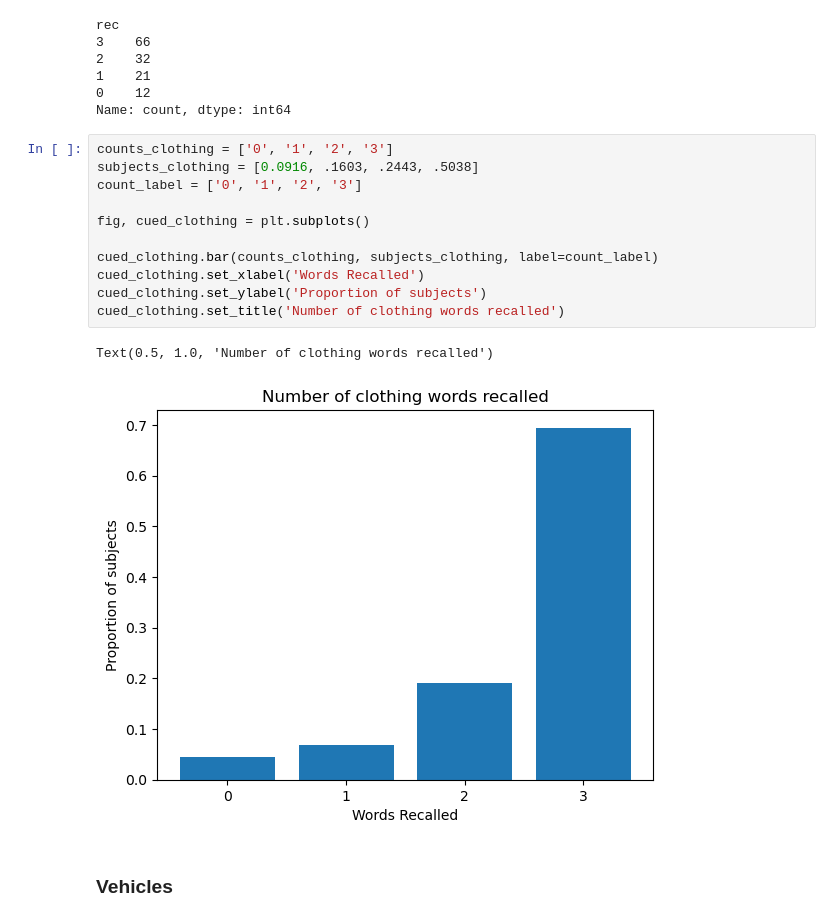
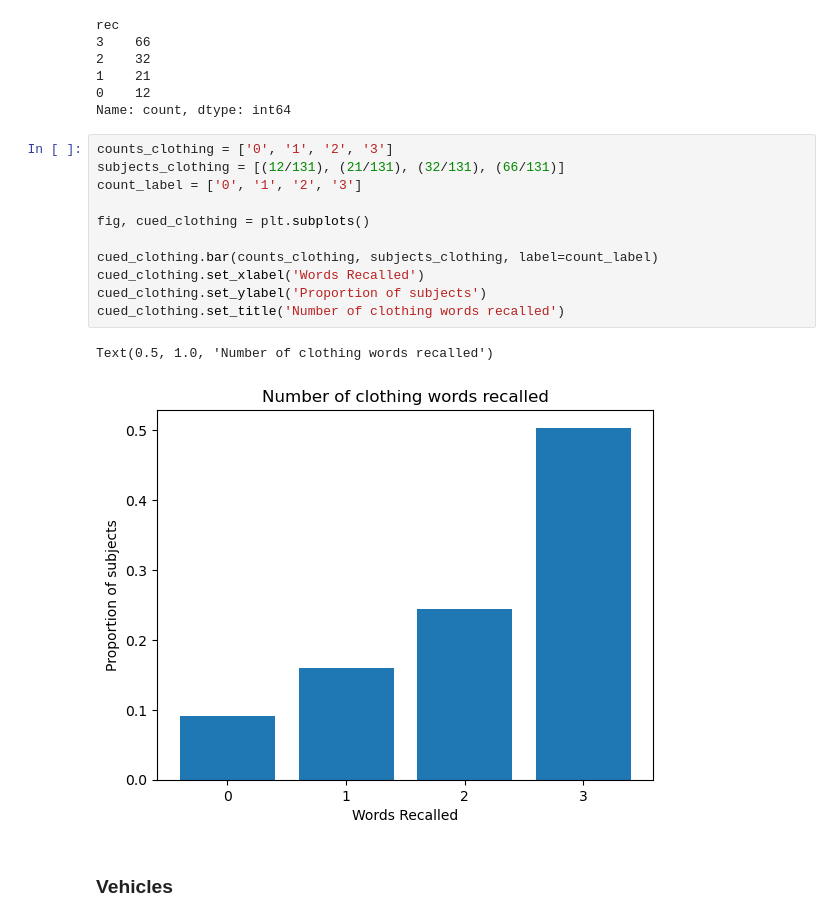
Before and after one commit to cyballa/cvlt, a Jupyter notebook: first_analyses.ipynb, the cells around one changed output. Drawn from its saved outputs; the diff is of its cells as text.

Commit message:
Add gitignore, update cued recall plots in progress

```diff
--- a/first_analyses.ipynb
+++ b/first_analyses.ipynb
@@ -127,18 +131,18 @@ rec
 Name: count, dtype: int64
 # %%
 counts_clothing = ['0', '1', '2', '3']
-subjects_clothing = [0.0916, .1603, .2443, .5038]
+subjects_clothing = [(12/131), (21/131), (32/131), (66/131)]
 count_label = ['0', '1', '2', '3']
 
 fig, cued_clothing = plt.subplots()
 
 cued_clothing.bar(counts_clothing, subjects_clothing, label=count_label)
 cued_clothing.set_xlabel('Words Recalled')
 cued_clothing.set_ylabel('Proportion of subjects')
 cued_clothing.set_title('Number of clothing words recalled')
 # %% [output]
 Text(0.5, 1.0, 'Number of clothing words recalled')
-[figure, old version]
+[figure, new version]
 # %% [markdown]
 ### Vehicles
 # %%
```
Also changed, not shown: parts of 35 cells of this notebook, 1 other file.
